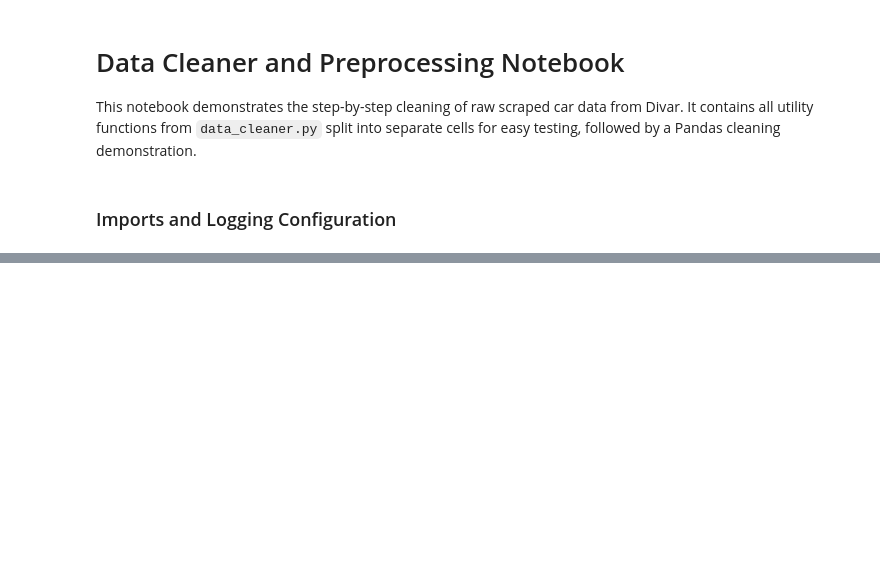
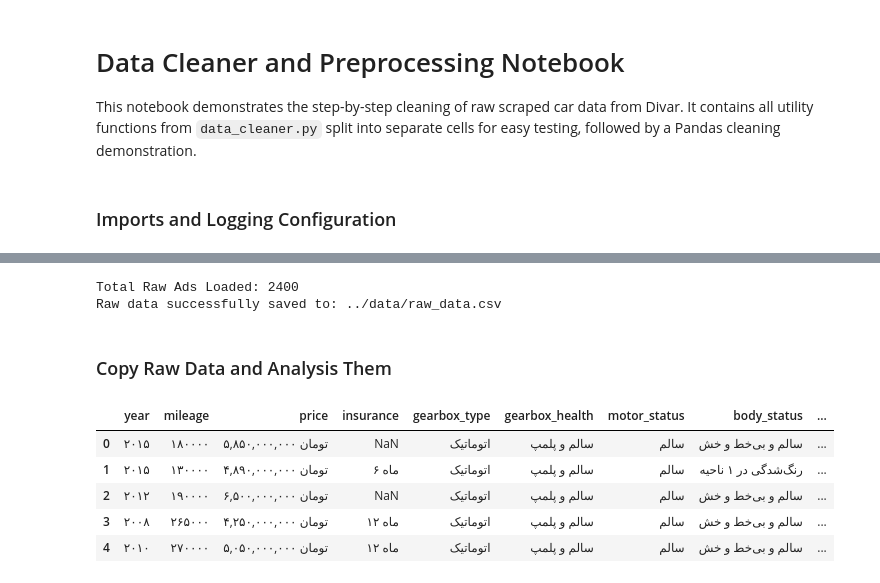
Before and after one commit to MAA5524/NeuroFuzzy-Car-Advisor, a Jupyter notebook: scraper/data_cleaner.ipynb, the cells around one changed output, grey strips where cells are left out. Drawn from its saved outputs; the diff is of its cells as text; code cells hidden in the pictures; blank space fills up the shorter version.

```diff
--- a/scraper/data_cleaner.ipynb
+++ b/scraper/data_cleaner.ipynb
@@ -369,0 +19,53 @@ else:
+# %%
+def load_and_merge_cars(cars_dir='../data/cars', output_file='../data/raw_data.csv'):
+    import glob
+    import os
+    import pandas as pd
+
+    all_files = glob.glob(os.path.join(cars_dir, "*.csv"))
+
+    if len(all_files) == 0:
+        print("No files were found in the desired folder!")
+        return pd.DataFrame()
+
+    df_list = []
+    for file in all_files:
+        brand_name = os.path.basename(file).replace('.csv', '')
+
+        temp_df = pd.read_csv(file)
+
+        temp_df['brand'] = brand_name
+
+        df_list.append(temp_df)
+
+    raw_df = pd.concat(df_list, ignore_index=True)
+
+    if 'brand_model' in raw_df.columns:
+        raw_df.drop(columns=['brand_model'], inplace=True)
+
+    raw_df.to_csv(output_file, index=False, encoding='utf-8-sig')
+
+    print(f"Total Raw Ads Loaded: {len(raw_df)}")
+    print(f"Raw data successfully saved to: {output_file}")
+
+    return raw_df
+# %%
+raw_df = load_and_merge_cars()
+# %% [output]
+Total Raw Ads Loaded: 2400
+Raw data successfully saved to: ../data/raw_data.csv
+# %% [markdown]
+### Copy Raw Data and Analysis Them
+# %%
+df = raw_df.copy()
+# %%
+df.drop(columns=['url'], inplace=True)
+# %%
+df.head()
+# %% [output]
+|  | year | mileage | price | insurance | gearbox_type | gearbox_health | motor_status | body_status | ... |
+| 0 | ۲۰۱۵ | ۱۸۰۰۰۰ | ۵,۸۵۰,۰۰۰,۰۰۰ تومان | NaN | اتوماتیک | سالم و پلمپ | سالم | سالم و بی‌خط و خش | ... |
+| 1 | ۲۰۱۵ | ۱۳۰۰۰۰ | ۴,۸۹۰,۰۰۰,۰۰۰ تومان | ۶ ماه | اتوماتیک | سالم و پلمپ | سالم | رنگ‌شدگی در ۱ ناحیه | ... |
+| 2 | ۲۰۱۲ | ۱۹۰۰۰۰ | ۶,۵۰۰,۰۰۰,۰۰۰ تومان | NaN | اتوماتیک | سالم و پلمپ | سالم | سالم و بی‌خط و خش | ... |
+| 3 | ۲۰۰۸ | ۲۶۵۰۰۰ | ۴,۲۵۰,۰۰۰,۰۰۰ تومان | ۱۲ ماه | اتوماتیک | سالم و پلمپ | سالم | سالم و بی‌خط و خش | ... |
+| 4 | ۲۰۱۰ | ۲۷۰۰۰۰ | ۵,۰۵۰,۰۰۰,۰۰۰ تومان | ۱۲ ماه | اتوماتیک | سالم و پلمپ | سالم | سالم و بی‌خط و خش | ... |
```
Also changed, not shown: parts of 58 cells of this notebook, 8 other files.
